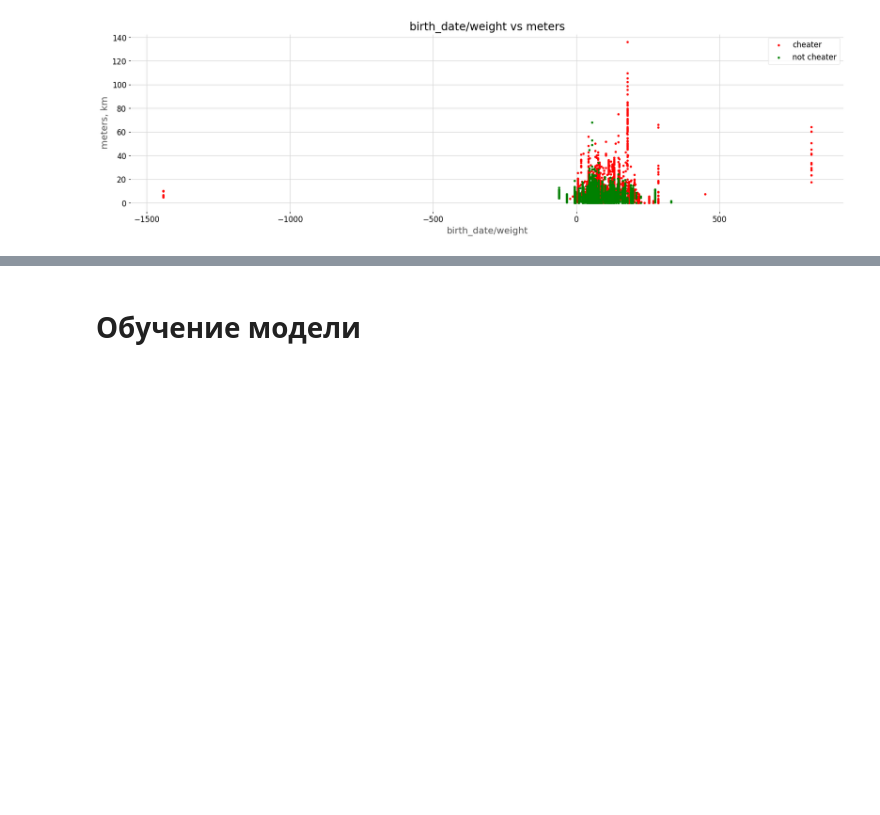
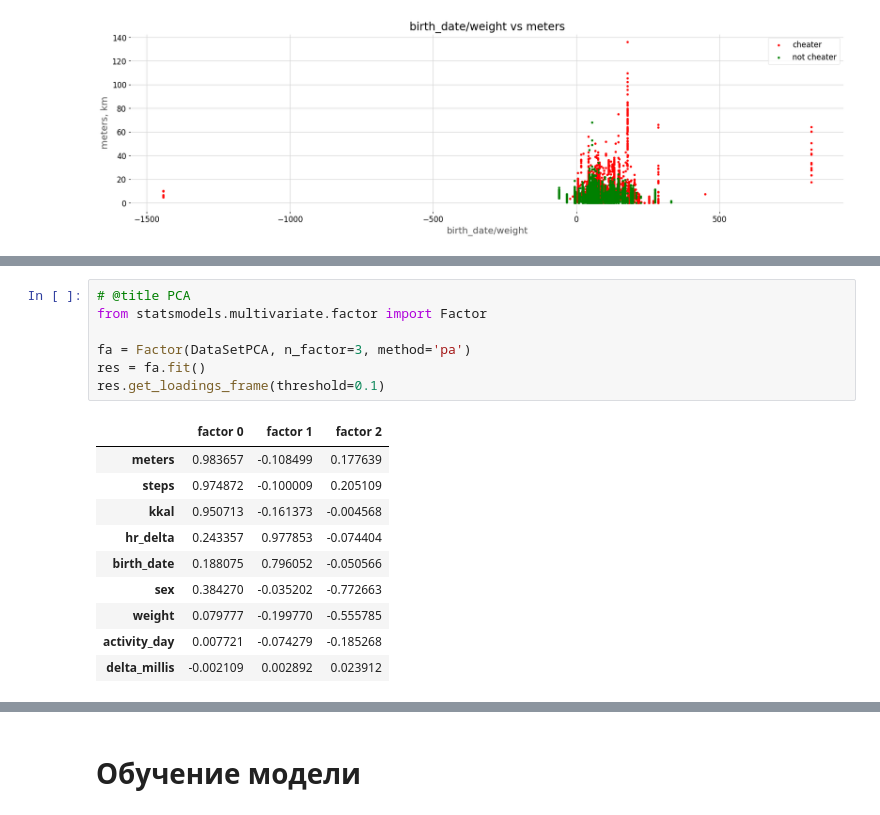
Before and after one commit to StrangePineAplle/AI-SportTech, a Jupyter notebook: fullModel/AI_SportTech.ipynb, the cells around one changed output, grey strips where cells are left out. Saved outputs shown, nothing was run; the diff lists cells and outputs as text; blank space fills up the shorter version.

```diff
--- a/fullModel/AI_SportTech.ipynb
+++ b/fullModel/AI_SportTech.ipynb
@@ -188,0 +216,18 @@ plt.show()
+# %%
+# @title PCA
+from statsmodels.multivariate.factor import Factor
+
+fa = Factor(DataSetPCA, n_factor=3, method='pa')
+res = fa.fit()
+res.get_loadings_frame(threshold=0.1)
+# %% [output]
+|  | factor 0 | factor 1 | factor 2 |
+| meters | 0.983657 | -0.108499 | 0.177639 |
+| steps | 0.974872 | -0.100009 | 0.205109 |
+| kkal | 0.950713 | -0.161373 | -0.004568 |
+| hr_delta | 0.243357 | 0.977853 | -0.074404 |
+| birth_date | 0.188075 | 0.796052 | -0.050566 |
+| sex | 0.384270 | -0.035202 | -0.772663 |
+| weight | 0.079777 | -0.199770 | -0.555785 |
+| activity_day | 0.007721 | -0.074279 | -0.185268 |
+| delta_millis | -0.002109 | 0.002892 | 0.023912 |
```
Also changed, not shown: parts of 12 cells of this notebook.
